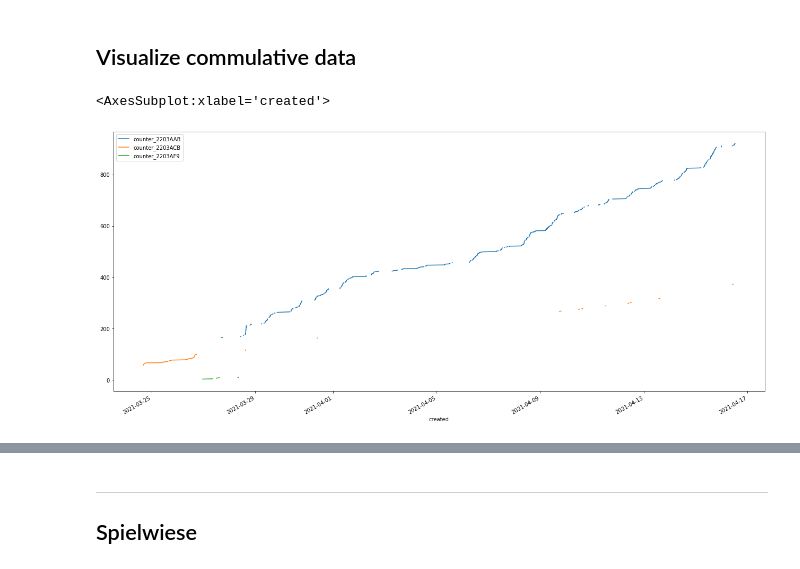
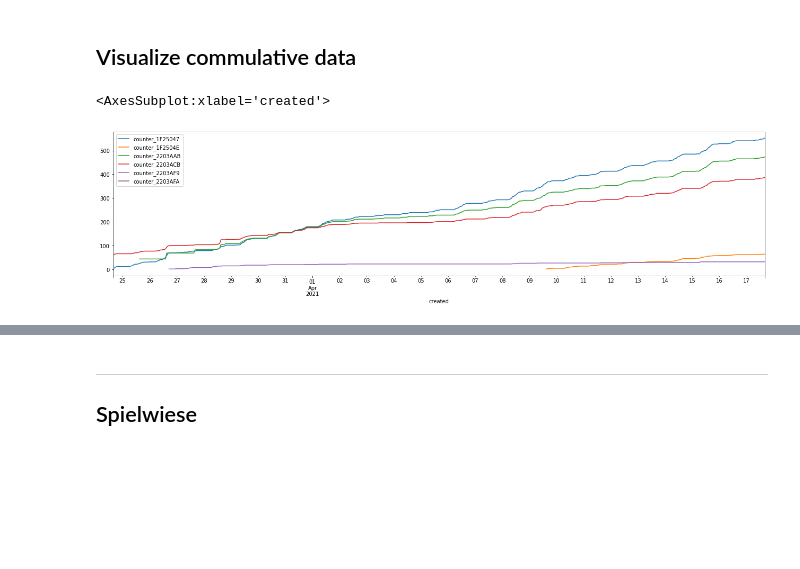
Before and after one commit to phyti1/ds_p4_kompotoi, a Jupyter notebook: Data_aquisition.ipynb, the cells around one changed output, grey strips where cells are left out. Saved outputs shown, nothing was run; the diff lists cells and outputs as text; code cells hidden in the pictures; blank space fills up the shorter version.

```diff
--- a/Data_aquisition.ipynb
+++ b/Data_aquisition.ipynb
@@ -241,0 +415,25 @@ message_data_counters
+# %%
+# group by hour
+message_data_wide.set_index('created', inplace=True)
+message_data_wide = message_data_wide.resample('H').max()
+# inplace here to have created as valid column again to do [1:]
+message_data_wide.reset_index(inplace=True)
+
+# replace na's with 0's
+message_data_wide.iloc[:, 1:] = message_data_wide.iloc[:, 1:].fillna(0)
+# forward fill all columns
+message_data_wide.iloc[:, 1:] = message_data_wide.iloc[:, 1:].replace(to_replace=0, method='ffill')
+
+
+for column in message_data_wide.columns[1:]:
+    # replace nas and 0's with previous values
+    #print(column)
+    message_data_wide[f'diff_{column}'] = message_data_wide[column].diff().shift(-1)
+    # delete value of first row
+    message_data_wide[f'diff_{column}'][0] = 0
+
+# delete cummulative 0's that are left now
+cum_columns = list(message_data_wide.columns[message_data_wide.columns.str.startswith('counter_')])
+message_data_wide[cum_columns] = message_data_wide[cum_columns].replace(0, np.nan)
+
+message_data_wide
@@ -241,0 +460,9 @@ message_data_counters
+# %%
+# group by hour
+message_data_wide.set_index('created', inplace=True)
+message_data_days = message_data_wide.resample('D').max()
+# inplace here to have created as valid column again to do [1:]
+message_data_wide.reset_index(inplace=True)
+message_data_days.reset_index(inplace=True)
+
+message_data_days.head()
@@ -242,10 +476,10 @@ message_data_counters
 # %% [markdown]
 ## Visualize commulative data
-# %%
-message_data_counters.iloc[:, 0:4].plot(x="created", figsize = (22, 10))
-# for column in message_data_counters.columns:
-#     if column != 'created':
-#         message_data_counters[message_data_counters[column].notnull()].plot(x="created", y=column, figsize = (22,5))
-# %% [output]
-<AxesSubplot:xlabel='created'>
-[figure, removed]
+# %%
+cum_columns = list(message_data_wide.columns[message_data_wide.columns.str.startswith('counter_')])
+cum_columns.append('created')
+
+message_data_wide[cum_columns].plot(x='created', figsize=(22, 5))
+# %% [output]
+<AxesSubplot:xlabel='created'>
+[figure, added]
```
Also changed, not shown: parts of 39 cells of this notebook.
